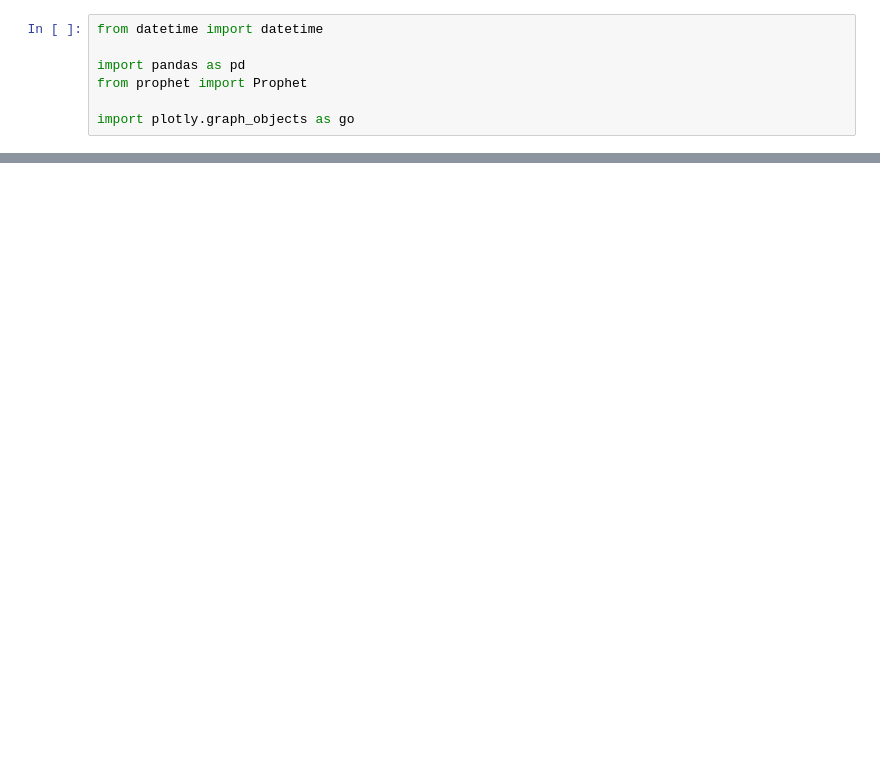
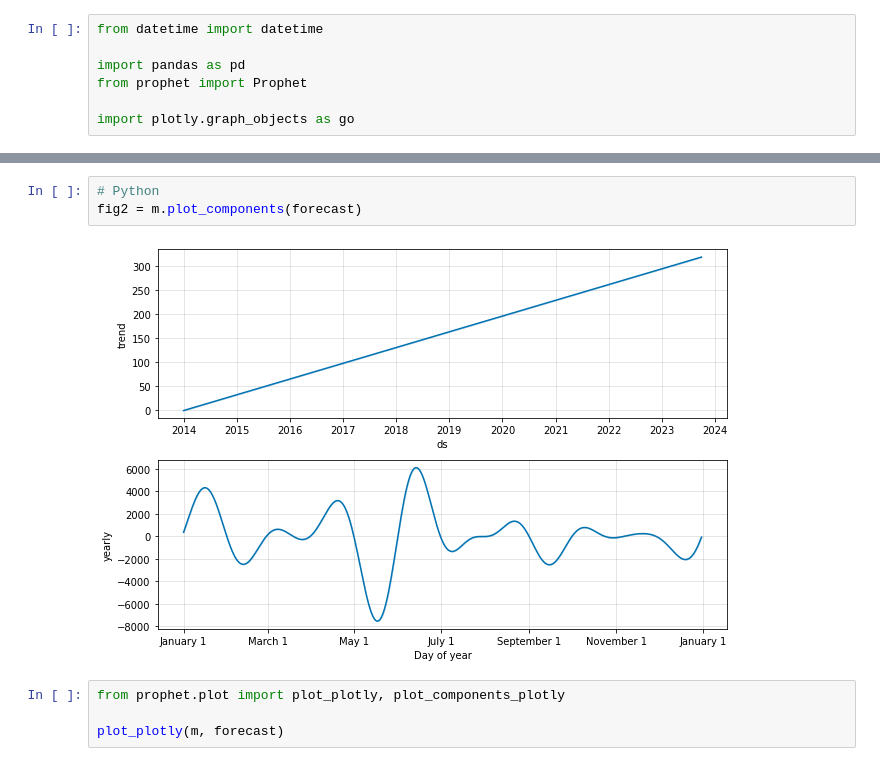
Before and after one commit to Sohn6523/Automation-Demand-Forecast, a Jupyter notebook: notebooks/prophet_item3.ipynb, the cells around one changed output, grey strips where cells are left out. Drawn from its saved outputs; the diff is of its cells as text; blank space fills up the shorter version.

```diff
--- a/notebooks/prophet_item3.ipynb
+++ b/notebooks/prophet_item3.ipynb
@@ -24,0 +86,9 @@ df_tmp
+# %%
+# Python
+fig2 = m.plot_components(forecast)
+# %% [output]
+[figure, added]
+# %%
+from prophet.plot import plot_plotly, plot_components_plotly
+
+plot_plotly(m, forecast)
```
Also changed, not shown: parts of 7 cells of this notebook.
